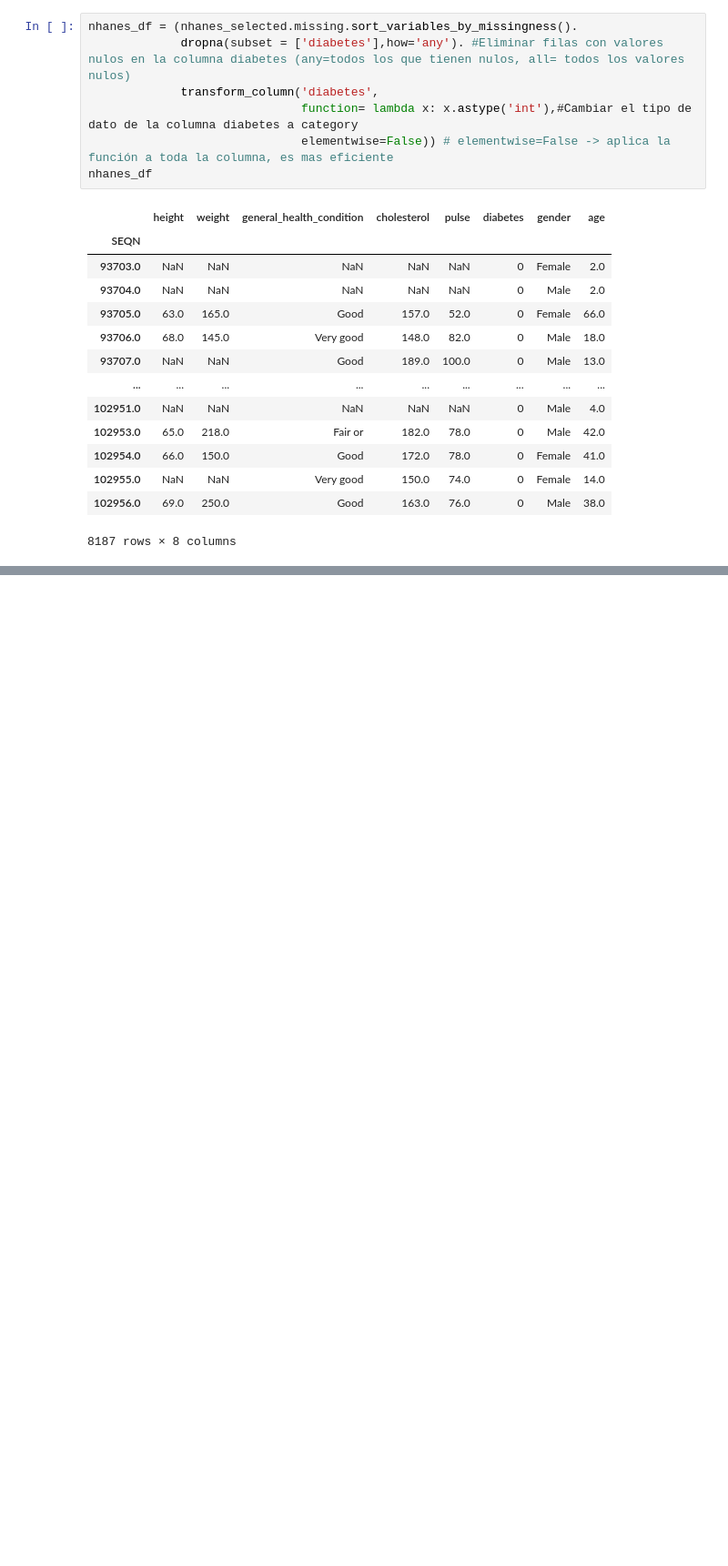
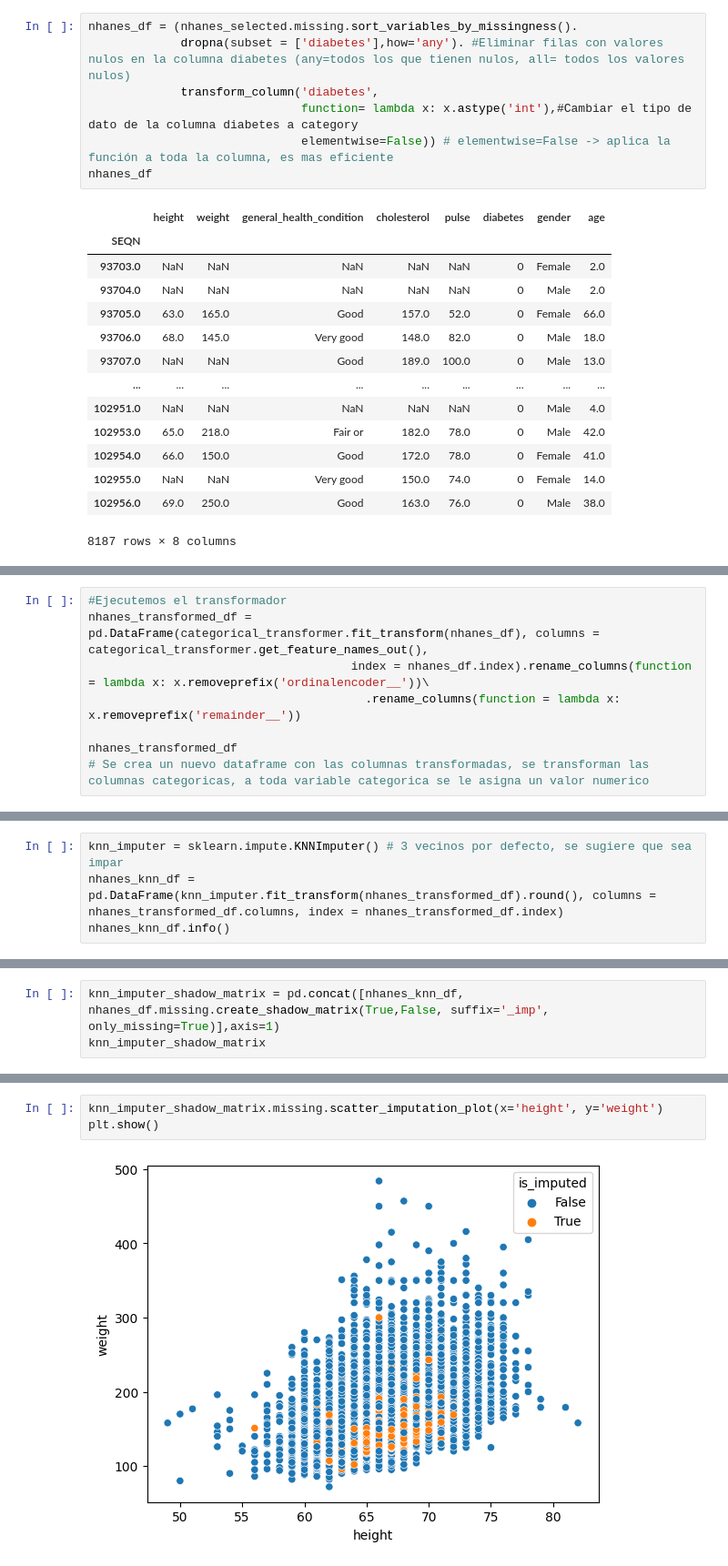
Before and after one commit to Juanipis/IA-EIA, a Jupyter notebook: data_engineer/Imputación de datos nulos.ipynb, the cells around one changed output, grey strips where cells are left out. Shown at 91% size. Saved outputs shown, nothing was run; the diff lists cells and outputs as text; blank space fills up the shorter version.

```diff
--- a/data_engineer/Imputación de datos nulos.ipynb
+++ b/data_engineer/Imputación de datos nulos.ipynb
@@ -396,0 +479,8 @@ nhanes_df.describe(include='all')
+# %%
+#Ejecutemos el transformador
+nhanes_transformed_df = pd.DataFrame(categorical_transformer.fit_transform(nhanes_df), columns = categorical_transformer.get_feature_names_out(),
+                                     index = nhanes_df.index).rename_columns(function = lambda x: x.removeprefix('ordinalencoder__'))\
+                                       .rename_columns(function = lambda x: x.removeprefix('remainder__'))
+
+nhanes_transformed_df
+# Se crea un nuevo dataframe con las columnas transformadas, se transforman las columnas categoricas, a toda variable categorica se le asigna un valor numerico
@@ -396,0 +504,4 @@ nhanes_df.describe(include='all')
+# %%
+knn_imputer = sklearn.impute.KNNImputer() # 3 vecinos por defecto, se sugiere que sea impar
+nhanes_knn_df = pd.DataFrame(knn_imputer.fit_transform(nhanes_transformed_df).round(), columns = nhanes_transformed_df.columns, index = nhanes_transformed_df.index)
+nhanes_knn_df.info()
@@ -396,0 +524,3 @@ nhanes_df.describe(include='all')
+# %%
+knn_imputer_shadow_matrix = pd.concat([nhanes_knn_df, nhanes_df.missing.create_shadow_matrix(True,False, suffix='_imp', only_missing=True)],axis=1)
+knn_imputer_shadow_matrix
@@ -396,0 +542,5 @@ nhanes_df.describe(include='all')
+# %%
+knn_imputer_shadow_matrix.missing.scatter_imputation_plot(x='height', y='weight')
+plt.show()
+# %% [output]
+[figure, added]
```
Also changed, not shown: parts of 21 cells of this notebook.
